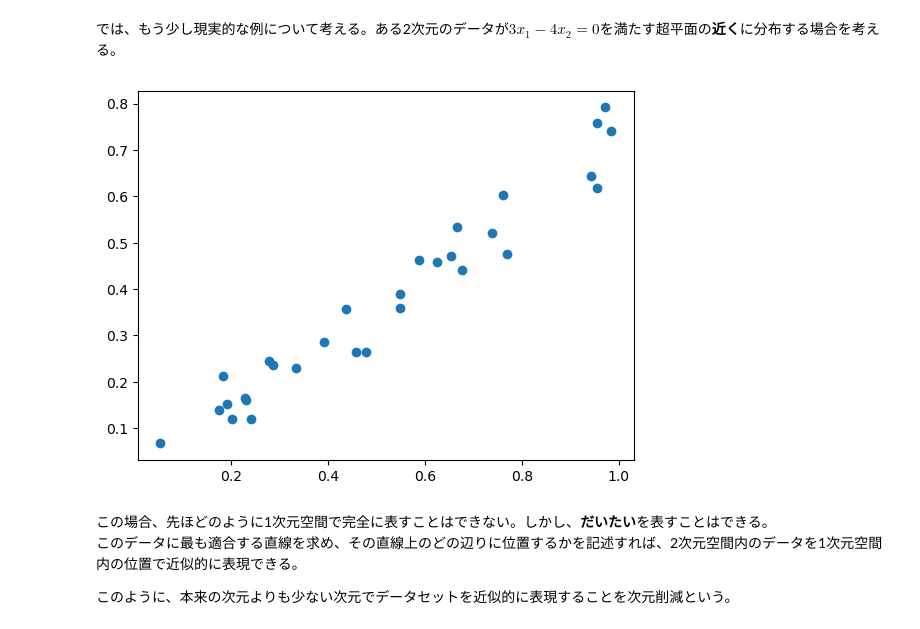
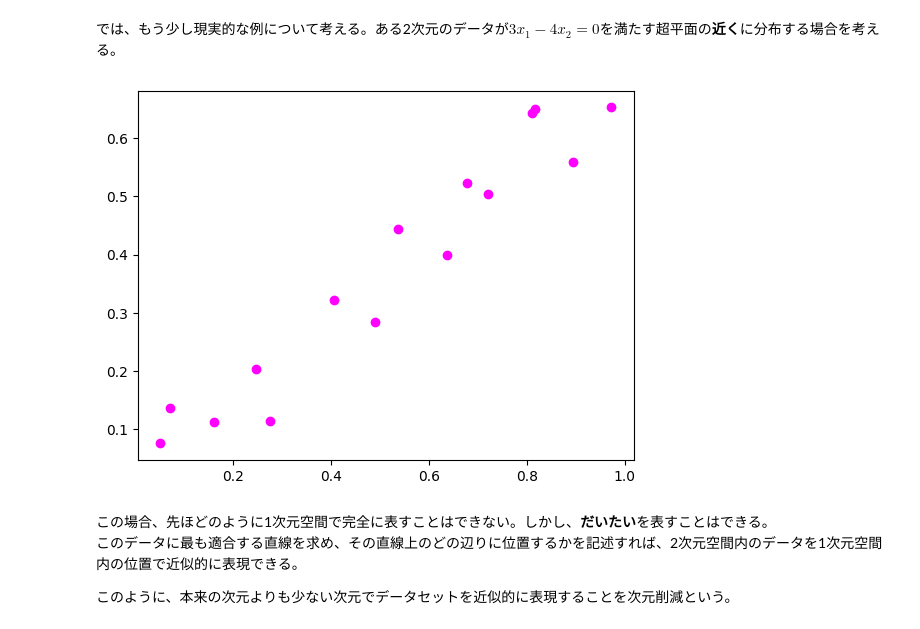
Before and after one commit to misya11p/dimensionality-reduction, a Jupyter notebook: introduction.ipynb, the cells around one changed output. Saved outputs shown, nothing was run; the diff lists cells and outputs as text; code cells hidden in the pictures.

```diff
--- a/introduction.ipynb
+++ b/introduction.ipynb
@@ -12,7 +12,9 @@ import matplotlib.pyplot as plt
 # %% [markdown]
 例を示そう。2次元空間$\R^2$にデータ$\boldsymbol x_n=(x_1, x_2)$が存在し、それが$3x_1-4x_2=0$を満たす超平面（直線）**のみ**に分布する場合を考える。
 # %%
-x1 = np.random.random(30)
-x2 = 3/4 * x1
-plt.scatter(x1, x2);
+n = 15
+a = 3/4
+x1 = np.random.random(n)
+x2 = a * x1
+plt.scatter(x1, x2, color='magenta');
 # %% [output]
@@ -22,11 +24,10 @@ plt.scatter(x1, x2);
 # %% [markdown]
 では、もう少し現実的な例について考える。ある2次元のデータが$3x_1-4x_2=0$を満たす超平面の**近く**に分布する場合を考える。
 # %%
-x1 = np.random.random(30)
-x2 = 3/4 * x1 + 0.05 * np.random.randn(30)
-plt.scatter(x1, x2);
+x2 += 0.05 * np.random.randn(n)
+plt.scatter(x1, x2, color='magenta');
 # %% [output]
-[figure, old version]
+[figure, new version]
 # %% [markdown]
 この場合、先ほどのように1次元空間で完全に表すことはできない。しかし、**だいたい**を表すことはできる。
 このデータに最も適合する直線を求め、その直線上のどの辺りに位置するかを記述すれば、2次元空間内のデータを1次元空間内の位置で近似的に表現できる。
```
Also changed, not shown: parts of 1 cell of this notebook, 1 other file.
